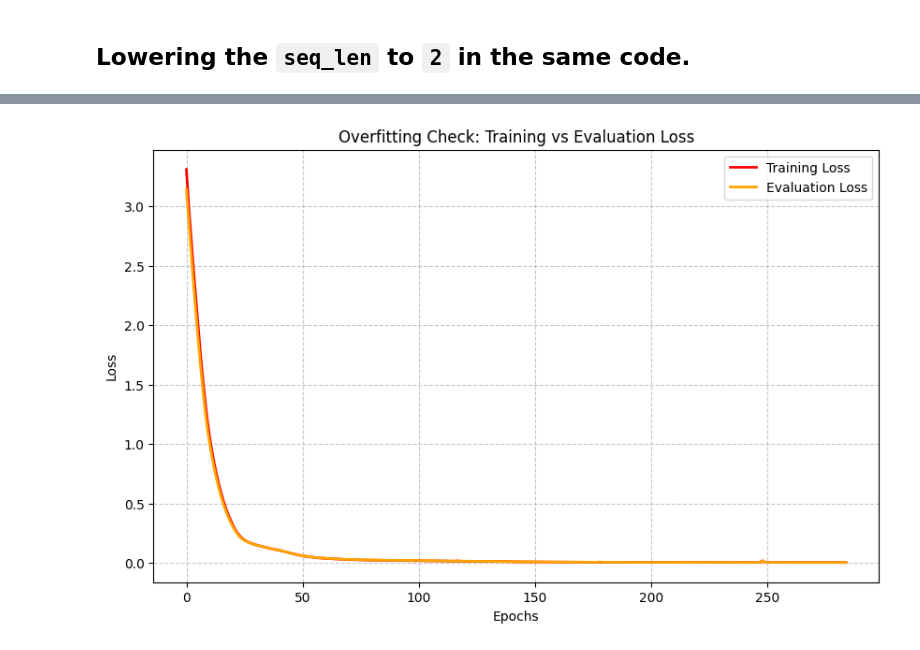
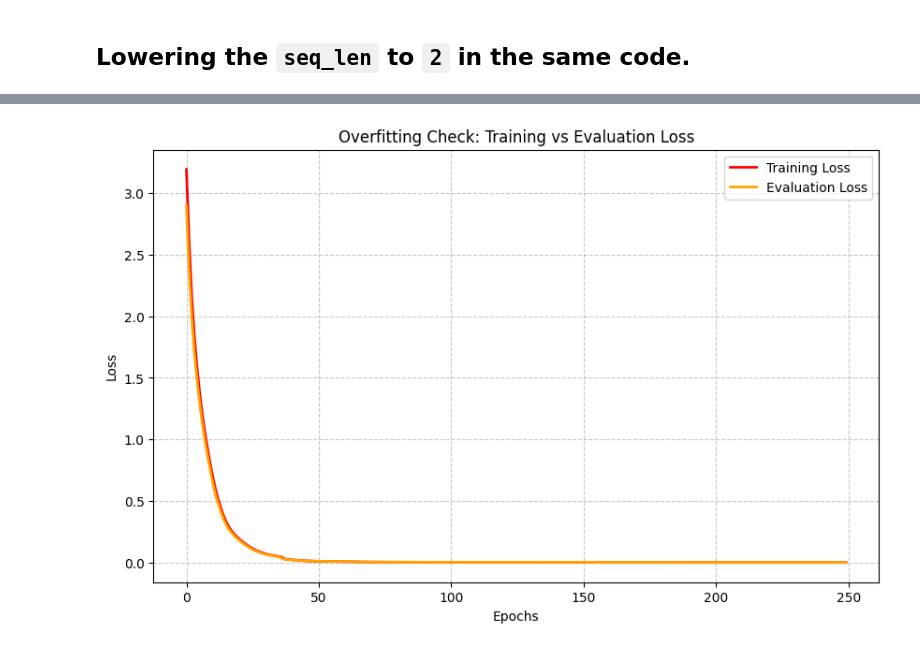
Before and after one commit to Aavash232311/transformer-pt-analysis, a Jupyter notebook: analysis/analysis.ipynb, the cells around one changed output, grey strips where cells are left out. Cells and saved outputs as stored; diff of their text form; code cells hidden in the pictures.

```diff
--- a/analysis/analysis.ipynb
+++ b/analysis/analysis.ipynb
@@ -668,7 +668,7 @@ class FibonacciModDataset(Dataset):
         return self.samples[idx]
 
 class MinimalTransformer(nn.Module):
-    def __init__(self, vocab_size, d_model=4, n_heads=1, num_layers=1, max_seq_len=20):
+    def __init__(self, vocab_size, d_model=12, n_heads=1, num_layers=1, max_seq_len=20):
         super().__init__()
         self.token_embed = nn.Embedding(vocab_size, d_model)
         self.pos_embed = nn.Embedding(max_seq_len, d_model)
@@ -754,7 +754,7 @@ def evaluate_model(model, dataloader, show_accuracy = False):
 
 vocab_size = 23
 batch_size = 64
-generated_ds = FibonacciModDataset(num_samples=5000, mod=vocab_size, seq_len=20)
+generated_ds = FibonacciModDataset(num_samples=25000, mod=vocab_size, seq_len=20)
 
 
 
@@ -768,7 +768,7 @@ test_loader = DataLoader(test_ds, batch_size=batch_size)
 
 model = MinimalTransformer(vocab_size=vocab_size).to(device)
 
-train_model(model, train_loader, epochs=285, test_loader=test_loader)
+train_model(model, train_loader, epochs=250, test_loader=test_loader)
 evaluate_model(model, test_loader, show_accuracy=True)
 
 
@@ -810 +810 @@ Accuracy (eval mode): 99.79%
-[figure, old version]
+[figure, new version]
```
Also changed, not shown: parts of 1 cell of this notebook, 1 other file.
